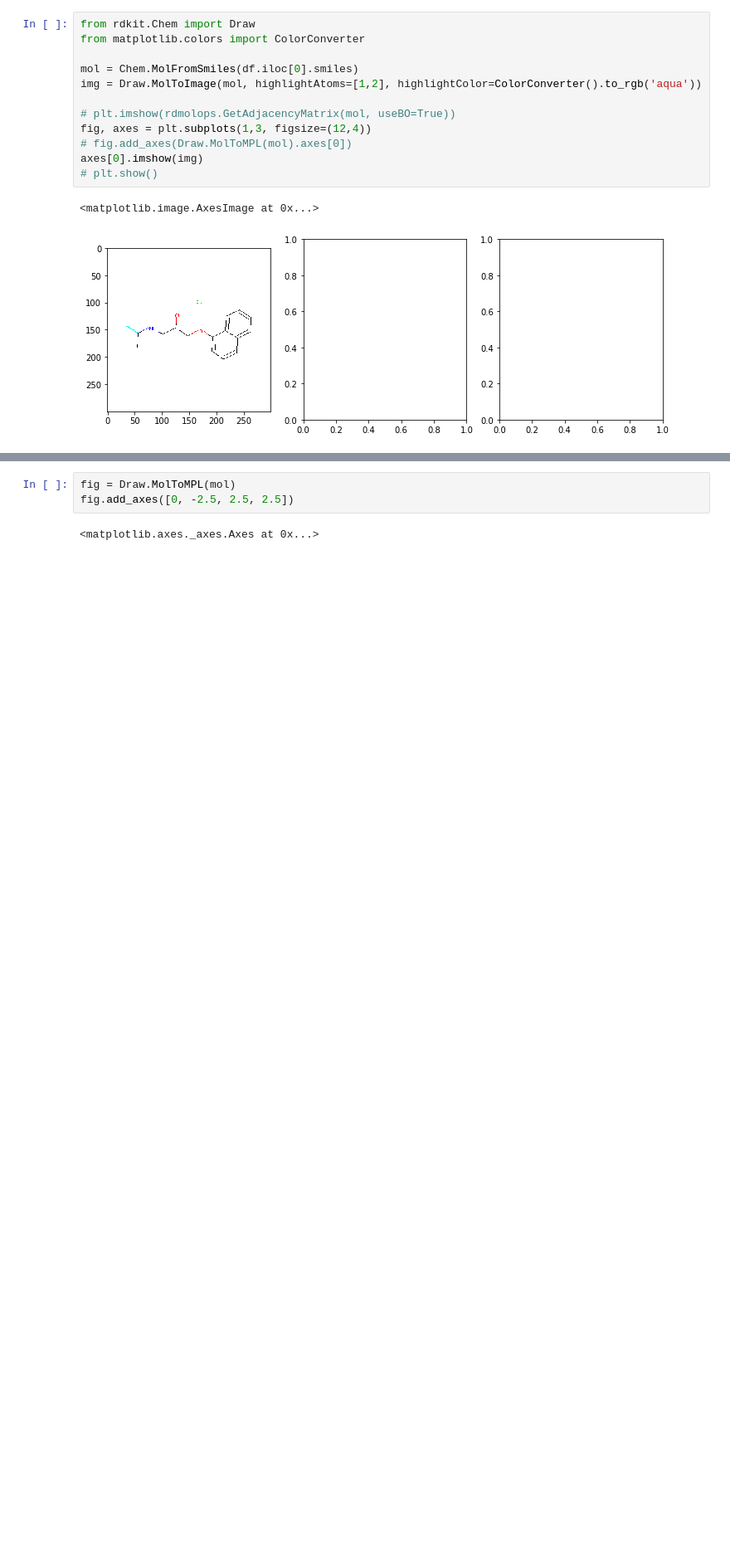
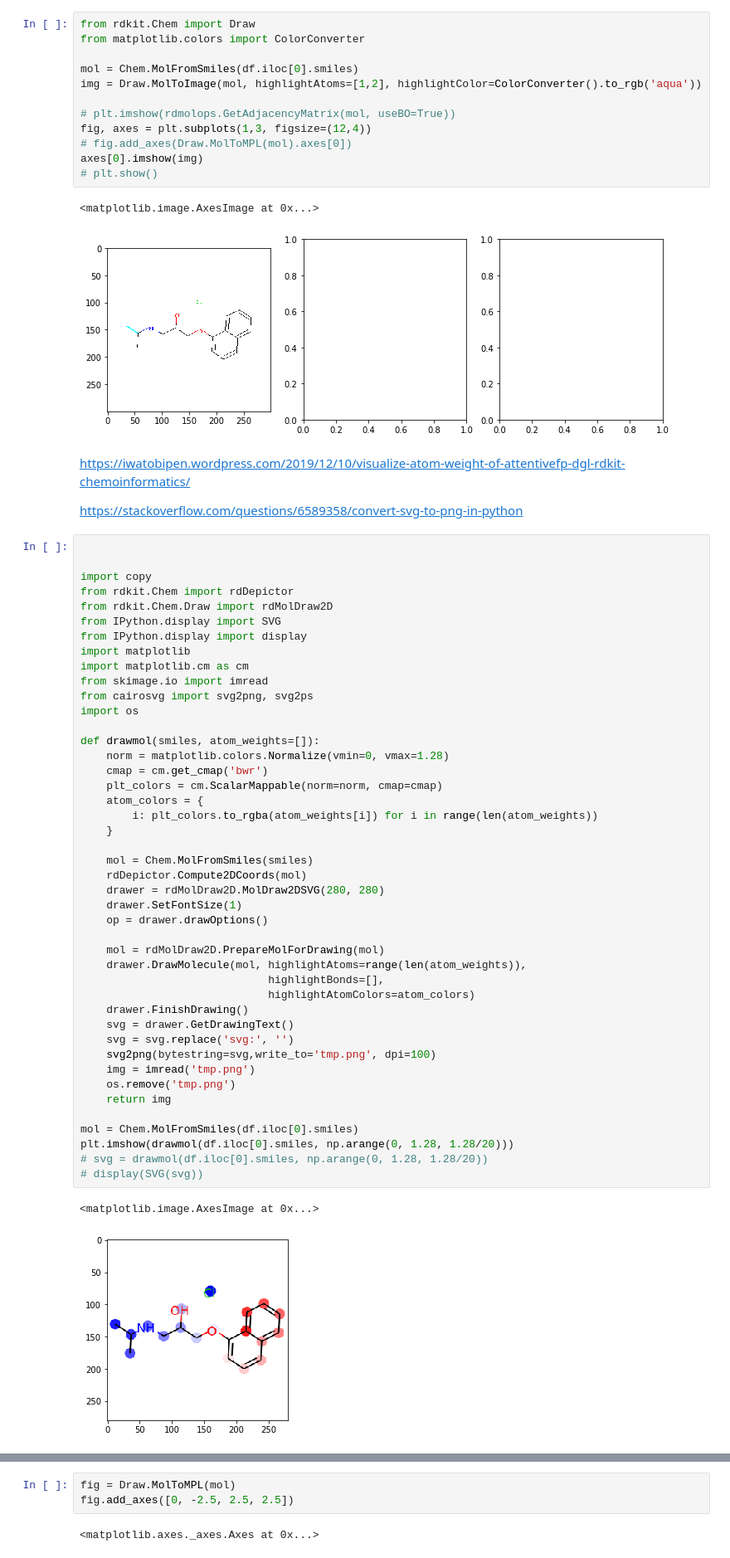
Before and after one commit to ndey96/GCNN-Explainability, a Jupyter notebook: BBBP EDA.ipynb, the cells around one changed output, grey strips where cells are left out. Shown: that part at 83% size. Drawn from its saved outputs; the diff is of its cells as text; blank space fills up the shorter version.

Commit message:
Finally implement molecule visualization in jupyter

```diff
--- a/BBBP EDA.ipynb
+++ b/BBBP EDA.ipynb
@@ -233,3 +233,54 @@ axes[0].imshow(img)
 # %% [output]
 <matplotlib.image.AxesImage at 0x...>
 [figure]
+# %% [markdown]
+https://iwatobipen.wordpress.com/2019/12/10/visualize-atom-weight-of-attentivefp-dgl-rdkit-chemoinformatics/
+
+https://stackoverflow.com/questions/6589358/convert-svg-to-png-in-python
+# %%
+
+
+import copy
+from rdkit.Chem import rdDepictor
+from rdkit.Chem.Draw import rdMolDraw2D
+from IPython.display import SVG
+from IPython.display import display
+import matplotlib
+import matplotlib.cm as cm
+from skimage.io import imread
+from cairosvg import svg2png, svg2ps
+import os
+
+def drawmol(smiles, atom_weights=[]):
+    norm = matplotlib.colors.Normalize(vmin=0, vmax=1.28)
+    cmap = cm.get_cmap('bwr')
+    plt_colors = cm.ScalarMappable(norm=norm, cmap=cmap)
+    atom_colors = {
+        i: plt_colors.to_rgba(atom_weights[i]) for i in range(len(atom_weights))
+    }
+
+    mol = Chem.MolFromSmiles(smiles)
+    rdDepictor.Compute2DCoords(mol)
+    drawer = rdMolDraw2D.MolDraw2DSVG(280, 280)
+    drawer.SetFontSize(1)
+    op = drawer.drawOptions()
+
+    mol = rdMolDraw2D.PrepareMolForDrawing(mol)
+    drawer.DrawMolecule(mol, highlightAtoms=range(len(atom_weights)),
+                             highlightBonds=[],
+                             highlightAtomColors=atom_colors)
+    drawer.FinishDrawing()
+    svg = drawer.GetDrawingText()
+    svg = svg.replace('svg:', '')
+    svg2png(bytestring=svg,write_to='tmp.png', dpi=100)
+    img = imread('tmp.png')
+    os.remove('tmp.png')
+    return img
+
+mol = Chem.MolFromSmiles(df.iloc[0].smiles)
+plt.imshow(drawmol(df.iloc[0].smiles, np.arange(0, 1.28, 1.28/20)))
+# svg = drawmol(df.iloc[0].smiles, np.arange(0, 1.28, 1.28/20))
+# display(SVG(svg))
+# %% [output]
+<matplotlib.image.AxesImage at 0x...>
+[figure, added]
```
Also changed, not shown: parts of 13 cells of this notebook, 1 other file.
